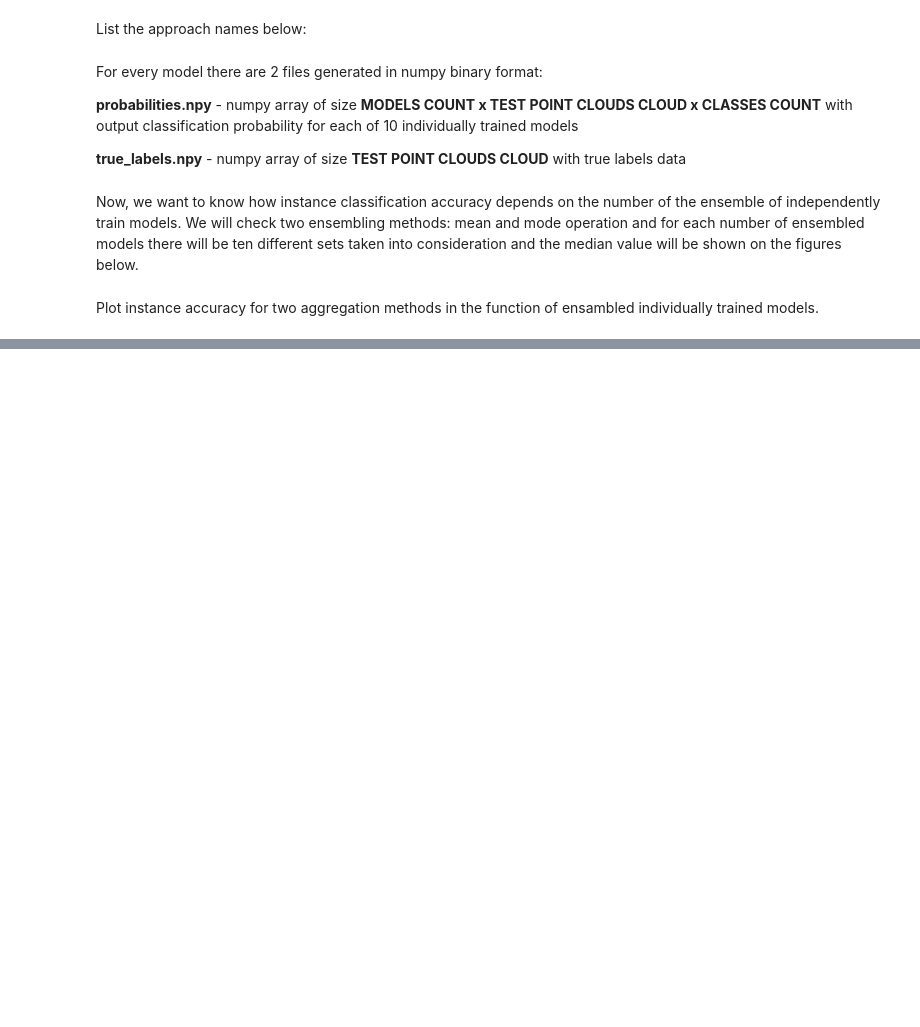
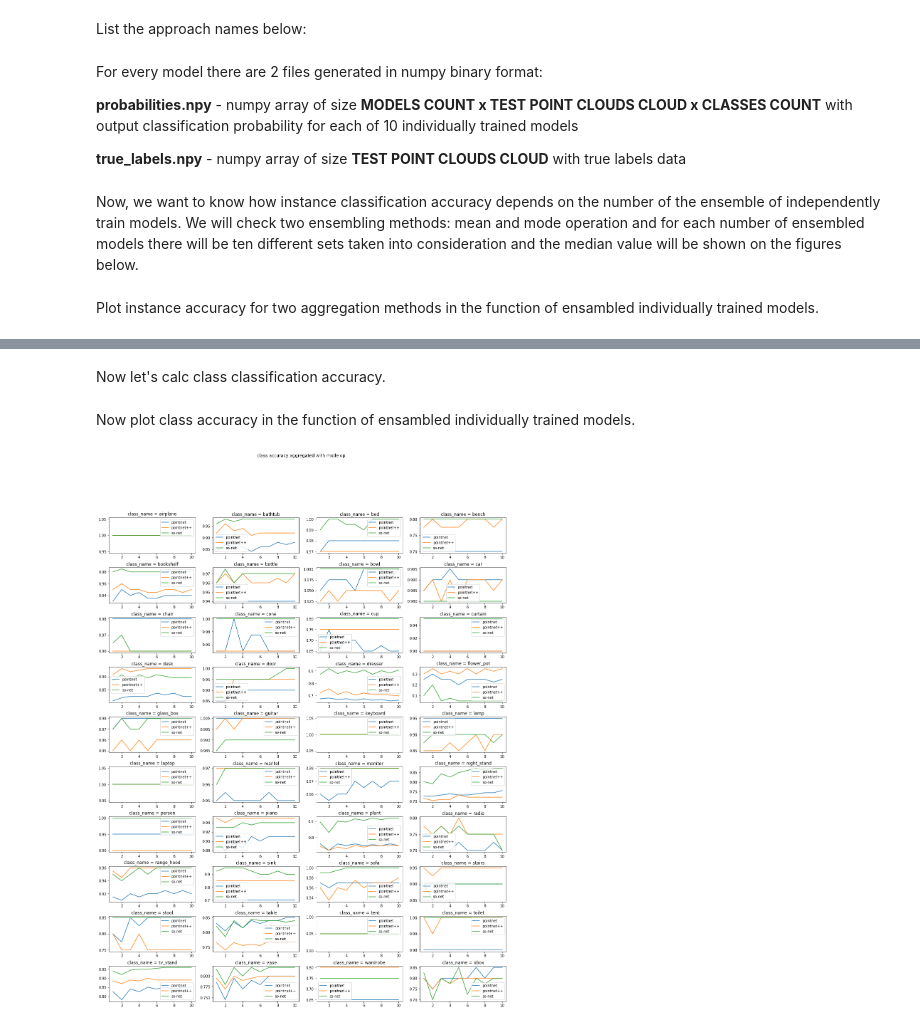
Before and after one commit to dkoguciuk/ensemble_learning_for_point_clouds, a Jupyter notebook: analysis.ipynb, the cells around one changed output, grey strips where cells are left out. Saved outputs shown, nothing was run; the diff lists cells and outputs as text; code cells hidden in the pictures; blank space fills up the shorter version.

Commit message:
With class accuracy figures

```diff
--- a/analysis.ipynb
+++ b/analysis.ipynb
@@ -9,6 +9,12 @@ For every model there are 2 files generated in numpy binary format:
 
   **true_labels.npy** - numpy array of size **TEST POINT CLOUDS CLOUD** with true labels data
 # %%
+CLASS_NAMES = ['airplane', 'bathtub', 'bed', 'bench', 'bookshelf', 'bottle', 'bowl',
+               'car', 'chair', 'cone', 'cup', 'curtain', 'desk', 'door', 'dresser',
+               'flower_pot', 'glass_box', 'guitar', 'keyboard', 'lamp', 'laptop',
+               'mantel', 'monitor', 'night_stand', 'person', 'piano', 'plant', 'radio',
+               'range_hood', 'sink', 'sofa', 'stairs', 'stool', 'table', 'tent', 'toilet',
+               'tv_stand', 'vase', 'wardrobe', 'xbox']
 CLASSES_COUNT = 40
 MODELS_COUNT = 10
 
@@ -126,0 +133,2 @@ plot_accuracy(ax2, instance_accuracy_mean, 'mean')
+# %% [markdown]
+Now let's calc class classification accuracy.
@@ -126,0 +174,39 @@ plot_accuracy(ax2, instance_accuracy_mean, 'mean')
+# %% [markdown]
+Now plot class accuracy in the function of ensambled individually trained models.
+# %%
+####################################################################################
+# Calc acc with mean
+####################################################################################
+
+x = {}
+y = {}
+for model in MODELS:
+    x[model] = []
+    y[model] = dict([(idx, []) for idx in range(CLASSES_COUNT)])
+    for num_ens in class_accuracy[model].keys():
+        x[model].append(num_ens)
+        for class_idx in range(CLASSES_COUNT):
+            y[model][class_idx].append(class_accuracy[model][num_ens][class_idx])
+
+####################################################################################
+# Display
+####################################################################################
+
+cols = 4
+rows = 10
+f, axes = plt.subplots(rows, cols, figsize=(20, 25))
+f.suptitle('class accuracy aggregated with mode op')
+f.subplots_adjust(hspace=0.4)
+for row in range(rows):
+    for col in range(cols):
+        handles = []
+        class_idx = row*cols + col
+        if class_idx >= CLASSES_COUNT:
+            break
+        for model in MODELS:
+            handle, = axes[row][col].plot(x[model], y[model][class_idx], label=model)
+            handles.append(handle)
+        axes[row][col].set_title('class_name = ' + CLASS_NAMES[class_idx])
+        axes[row][col].legend(handles=handles)
+# %% [output]
+[figure, added]
```
Also changed, not shown: parts of 2 cells of this notebook.
